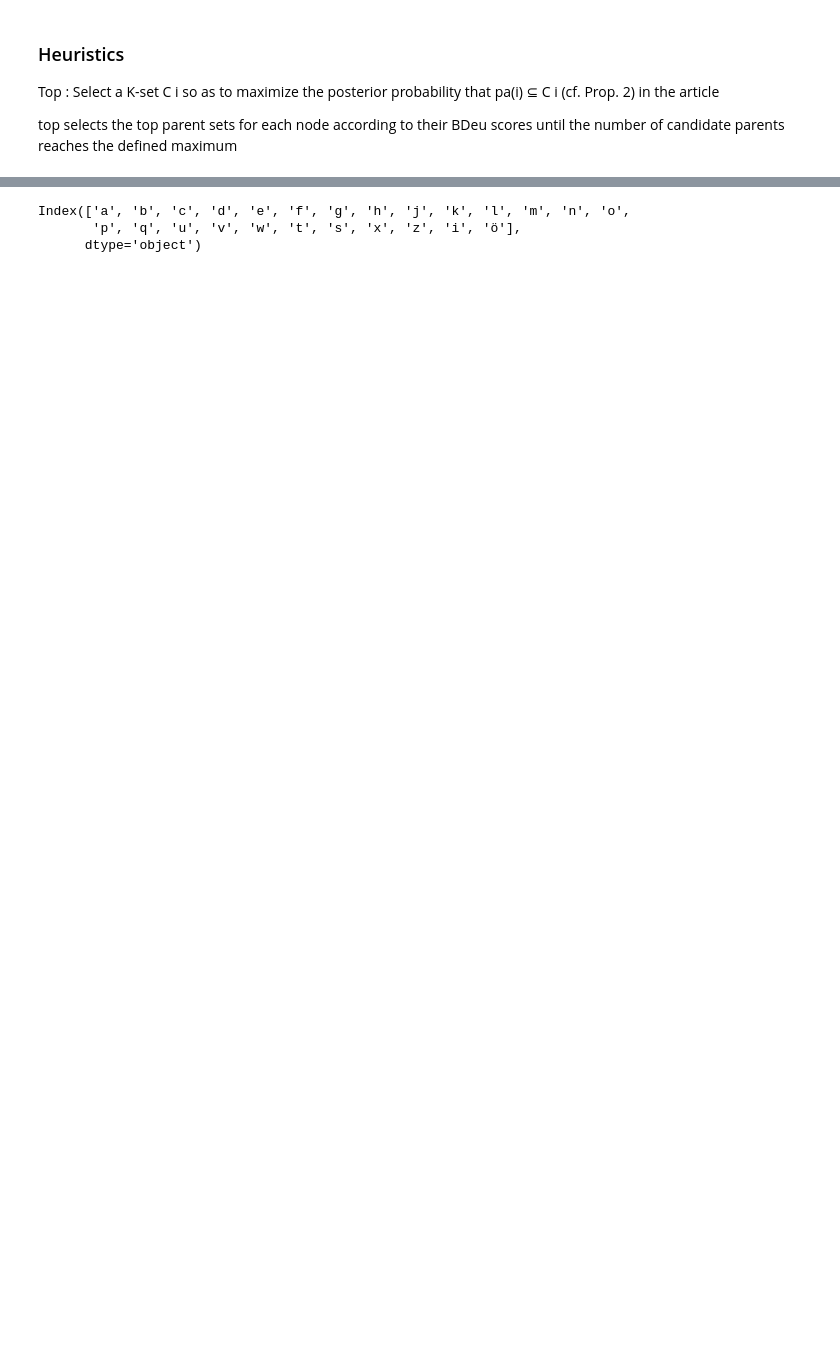
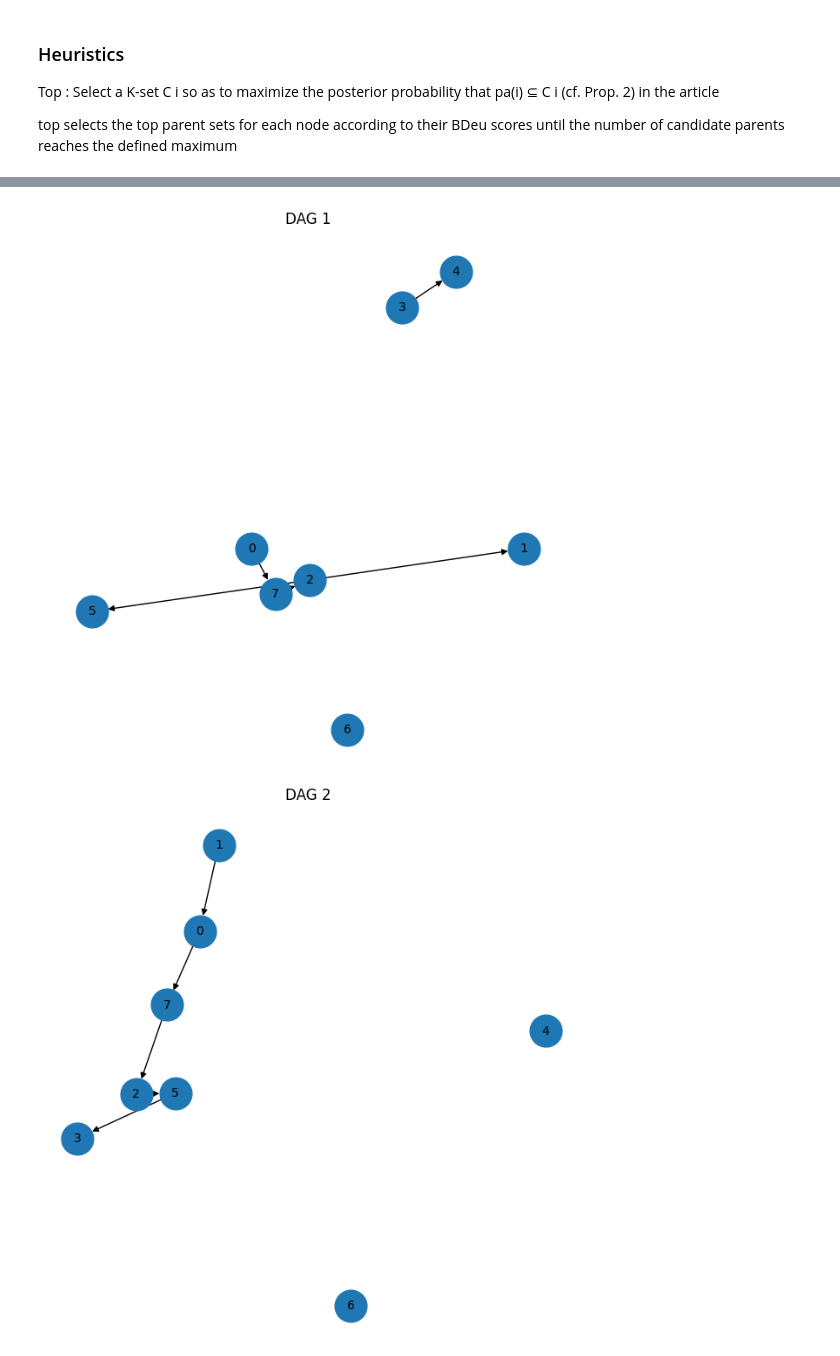
Before and after one commit to safiyesarac/Selecting-candidate-parents-for-Bayesian-learning-of-DAGs, a Jupyter notebook: playground.ipynb, the cells around one changed output, grey strips where cells are left out. Cells and saved outputs as stored; diff of their text form; code cells hidden in the pictures; blank space fills up the shorter version.

```diff
--- a/playground.ipynb
+++ b/playground.ipynb
@@ -322,19 +271,0 @@ Node z: Candidate Parents = ['m', 's', 's', 'm']
-# %%
-
-G_bdeu = nx.DiGraph()
-
-
-for node in candidate_parents_per_node.keys():
-    G_bdeu.add_node(node)
-
-
-for node, parents in candidate_parents_per_node.items():
-    for parent in parents:
-        G_bdeu.add_edge(parent, node)
-
-
-plt.figure(figsize=(12, 8))
-pos = nx.shell_layout(G_bdeu)  # Same layout for comparison
-nx.draw(G_bdeu, pos, with_labels=True, node_color='lightgreen', node_size=1500, arrowstyle='->', arrowsize=20)
-plt.title("DAG with Candidate Parents Based on Precomputed BDeu Scores")
-plt.show()
@@ -429,7 +272,27 @@ Posterior Probability (BDeu-based DAG): -24842.20129280944
-# %%
-
-print(df.columns)
-# %% [output]
-Index(['a', 'b', 'c', 'd', 'e', 'f', 'g', 'h', 'j', 'k', 'l', 'm', 'n', 'o',
-       'p', 'q', 'u', 'v', 'w', 't', 's', 'x', 'z', 'i', 'ö'],
-      dtype='object')
+# %%
+
+
+def convert_bitmask_dag_to_nx(dag_bitmask):
+    G = nx.DiGraph()
+    size = len(dag_bitmask)
+    G.add_nodes_from(range(size))
+
+    # Iterate over each child node and its associated bitmask
+    for child_node, bitmask in enumerate(dag_bitmask):
+        for parent_node in range(size):
+            # Check if the parent_node is a parent of child_node
+            if bitmask & (1 << parent_node):
+                G.add_edge(parent_node, child_node)  # Add the directed edge
+    return G
+
+dag_graphs = [convert_bitmask_dag_to_nx(dag_bitmask) for dag_bitmask in sampled_dags]
+for i, dag in enumerate(dag_graphs):
+    plt.figure(figsize=(6, 6))
+    pos = nx.spring_layout(dag)  # Use a layout for better visualization
+    nx.draw(dag, pos, with_labels=True, node_size=700, font_size=10, arrows=True)
+    plt.title(f"DAG {i+1}")
+    plt.show()
+print(dag_graphs)
+# %% [output]
+[figure, added]
+[figure, added]
```
Also changed, not shown: parts of 25 cells of this notebook, 39 other files.
